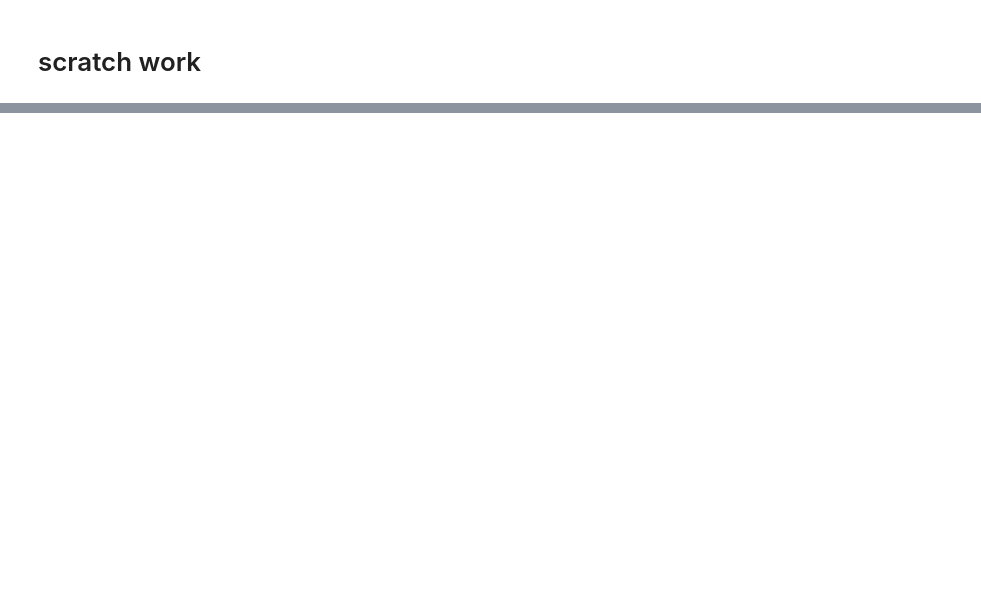
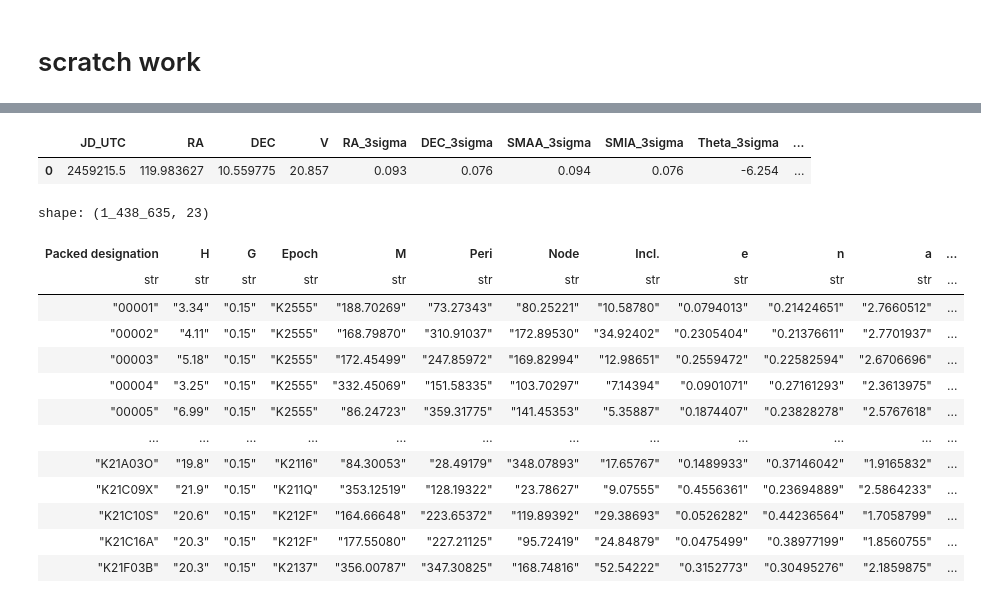
Before and after one commit to ben-cassese/jorbit, a Jupyter notebook: scratch.ipynb, the cells around one changed output, grey strips where cells are left out. Cells and saved outputs as stored; diff of their text form; code cells hidden in the pictures; blank space fills up the shorter version.

```diff
--- a/scratch.ipynb
+++ b/scratch.ipynb
@@ -53,0 +136,30 @@ $3.85\mathrm{{}^{\prime}}$
+# %%
+horizons_bulk_astrometry_query(
+    target="274301",
+    center="500@399",
+    times=Time("2021-01-01"),
+)
+# %% [output]
+|  | JD_UTC | RA | DEC | V | RA_3sigma | DEC_3sigma | SMAA_3sigma | SMIA_3sigma | Theta_3sigma | ... |
+| 0 | 2459215.5 | 119.983627 | 10.559775 | 20.857 | 0.093 | 0.076 | 0.094 | 0.076 | -6.254 | ... |
+# %%
+from jorbit.mpchecker.parse_jorbit_ephem import load_mpcorb
+
+m = load_mpcorb()
+# %%
+m
+# %% [output]
+shape: (1_438_635, 23)
+| Packed designation | H | G | Epoch | M | Peri | Node | Incl. | e | n | a | ... |
+| str | str | str | str | str | str | str | str | str | str | str | ... |
+| "00001" | "3.34" | "0.15" | "K2555" | "188.70269" | "73.27343" | "80.25221" | "10.58780" | "0.0794013" | "0.21424651" | "2.7660512" | ... |
+| "00002" | "4.11" | "0.15" | "K2555" | "168.79870" | "310.91037" | "172.89530" | "34.92402" | "0.2305404" | "0.21376611" | "2.7701937" | ... |
+| "00003" | "5.18" | "0.15" | "K2555" | "172.45499" | "247.85972" | "169.82994" | "12.98651" | "0.2559472" | "0.22582594" | "2.6706696" | ... |
+| "00004" | "3.25" | "0.15" | "K2555" | "332.45069" | "151.58335" | "103.70297" | "7.14394" | "0.0901071" | "0.27161293" | "2.3613975" | ... |
+| "00005" | "6.99" | "0.15" | "K2555" | "86.24723" | "359.31775" | "141.45353" | "5.35887" | "0.1874407" | "0.23828278" | "2.5767618" | ... |
+| … | … | … | … | … | … | … | … | … | … | … | ... |
+| "K21A03O" | "19.8" | "0.15" | "K2116" | "84.30053" | "28.49179" | "348.07893" | "17.65767" | "0.1489933" | "0.37146042" | "1.9165832" | ... |
+| "K21C09X" | "21.9" | "0.15" | "K211Q" | "353.12519" | "128.19322" | "23.78627" | "9.07555" | "0.4556361" | "0.23694889" | "2.5864233" | ... |
+| "K21C10S" | "20.6" | "0.15" | "K212F" | "164.66648" | "223.65372" | "119.89392" | "29.38693" | "0.0526282" | "0.44236564" | "1.7058799" | ... |
+| "K21C16A" | "20.3" | "0.15" | "K212F" | "177.55080" | "227.21125" | "95.72419" | "24.84879" | "0.0475499" | "0.38977199" | "1.8560755" | ... |
+| "K21F03B" | "20.3" | "0.15" | "K2137" | "356.00787" | "347.30825" | "168.74816" | "52.54222" | "0.3152773" | "0.30495276" | "2.1859875" | ... |
```
Also changed, not shown: parts of 14 cells of this notebook, 7 other files.
